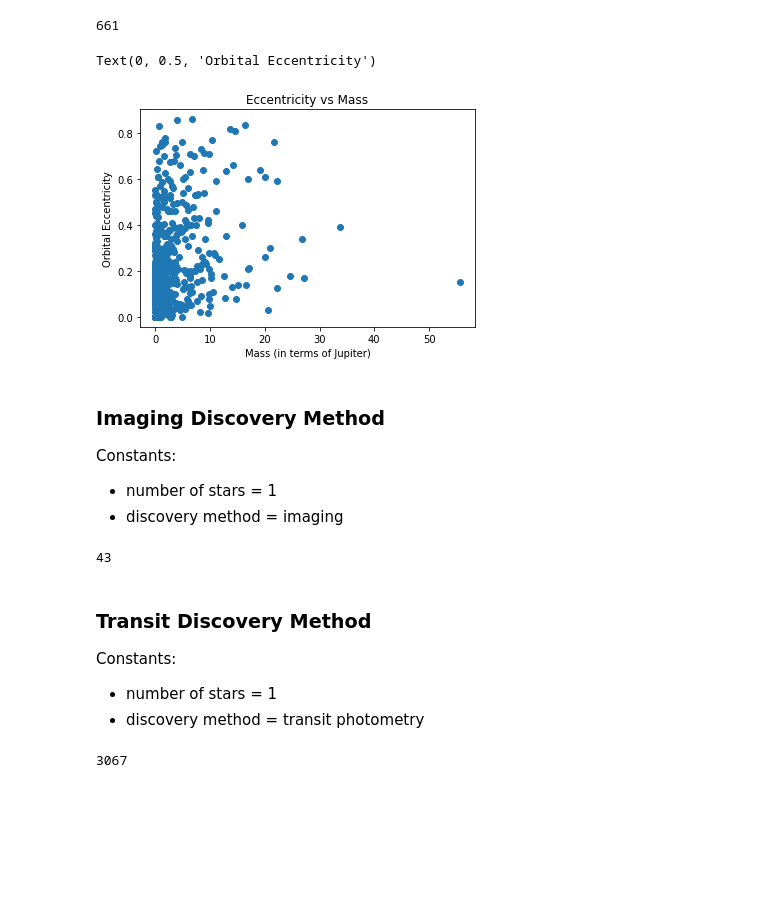
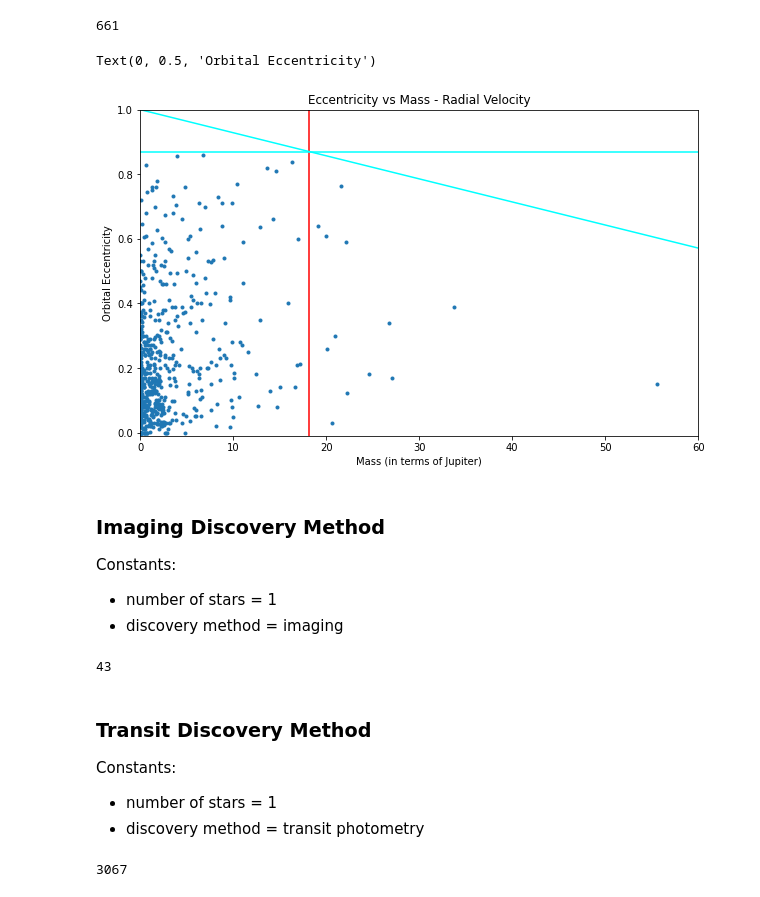
Before and after one commit to the-soph-ia/Astrophysics-EE, a Jupyter notebook: src/Graphing Scripts.ipynb, the cells around one changed output. Cells and saved outputs as stored; diff of their text form; code cells hidden in the pictures; blank space fills up the shorter version.

```diff
--- a/src/Graphing Scripts.ipynb
+++ b/src/Graphing Scripts.ipynb
@@ -70,19 +68,40 @@ print(sample_size)
 # %%
 '''Graphing Eccentricity vs Mass for Radial Velocity-Discovered Planets'''
 import matplotlib.pyplot as plt
+import numpy as np
 
-mass_jupiter = plt.scatter(rad_vel_table.mass_j, rad_vel_table.eccentricity)
-plt.title("Eccentricity vs Mass")
+plt.figure(figsize=(10,6))
+plt.ylim([-0.01,1])
+plt.xlim([-0.01,60])
+plt.vlines(18.2,-0.01,1,color="red")
+mass_jupiter = plt.scatter(rad_vel_table.mass_j, rad_vel_table.eccentricity,marker='.')
+
+# sigmoid = lambda x: (0.73/(1+np.e**(x-20.5)))+0.16
+# x = np.linspace(15,30,100)
+# plt.plot(sigmoid(x),color='green')
+# y = np.linspace(0,60,50)
+# yprime = -(1/55.05)*y+1.17
+# plt.plot(y,yprime,color='cyan')
+# const = np.full(shape=50,fill_value=0.87)
+# plt.plot(y,const,color='cyan')
+
+x = np.linspace(0,140,50)
+const = np.full(shape=50,fill_value=0.87)
+slope = -(1/140)*x+1
+plt.plot(x,const,color='cyan')
+plt.plot(x,slope,color='cyan')
+
+plt.title("Eccentricity vs Mass - Radial Velocity")
 plt.xlabel("Mass (in terms of Jupiter)")
 plt.ylabel("Orbital Eccentricity")
 # %% [output]
 Text(0, 0.5, 'Orbital Eccentricity')
-[figure, old version]
+[figure, new version]
-# %% [markdown]
-### Imaging Discovery Method
-Constants:
-- number of stars = 1
-- discovery method = imaging
+# %% [markdown]
+### Imaging Discovery Method
+Constants:
+- number of stars = 1
+- discovery method = imaging
 # %%
 '''
 Given: Discovery Method = Imaging
@@ -100,11 +119,11 @@ sample_size = imaging_table.index.stop
 print(sample_size)
 # %% [output]
 43
-# %% [markdown]
-### Transit Discovery Method
-Constants:
-- number of stars = 1
-- discovery method = transit photometry
+# %% [markdown]
+### Transit Discovery Method
+Constants:
+- number of stars = 1
+- discovery method = transit photometry
 # %%
 '''
 Given: Discovery Method = Transit
```
Also changed, not shown: parts of 26 cells of this notebook.
